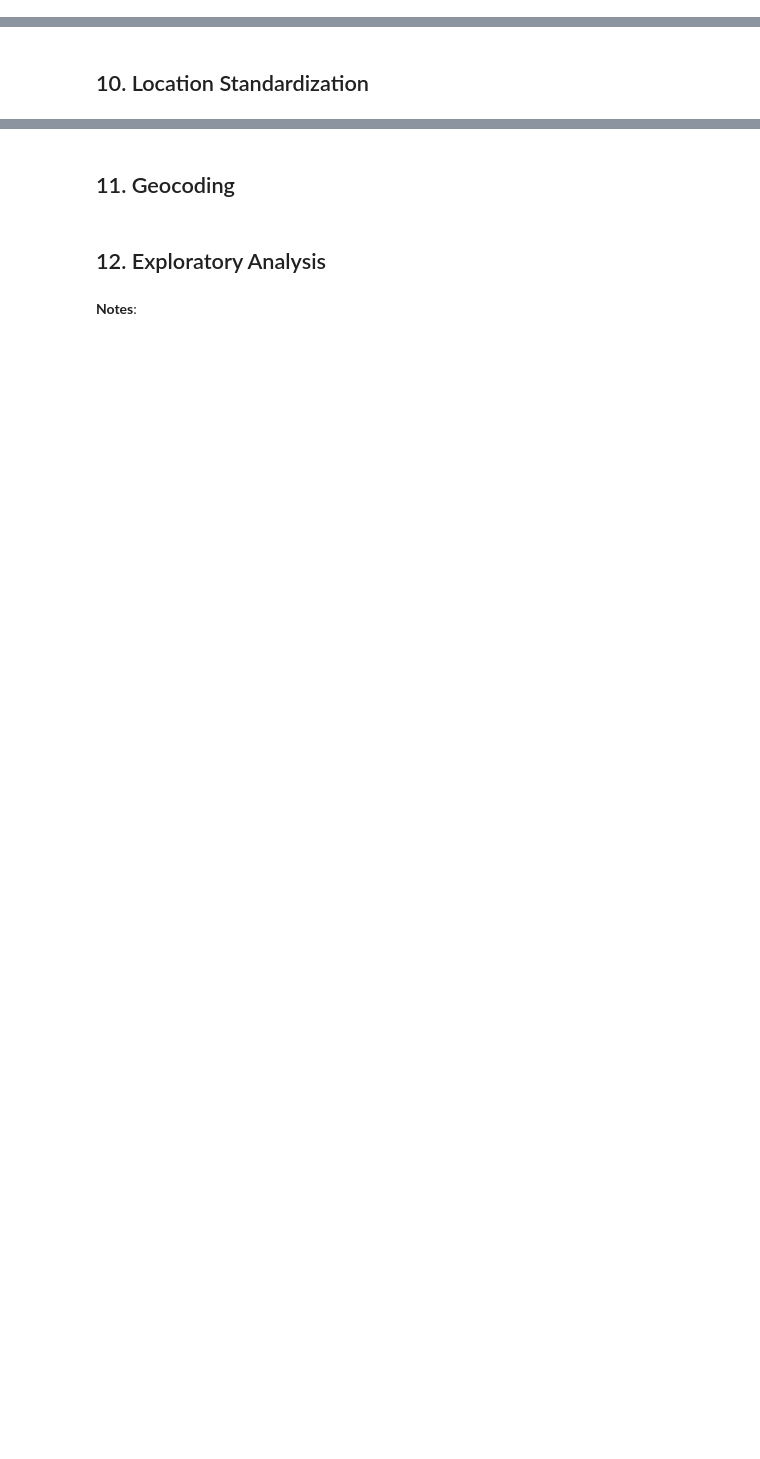
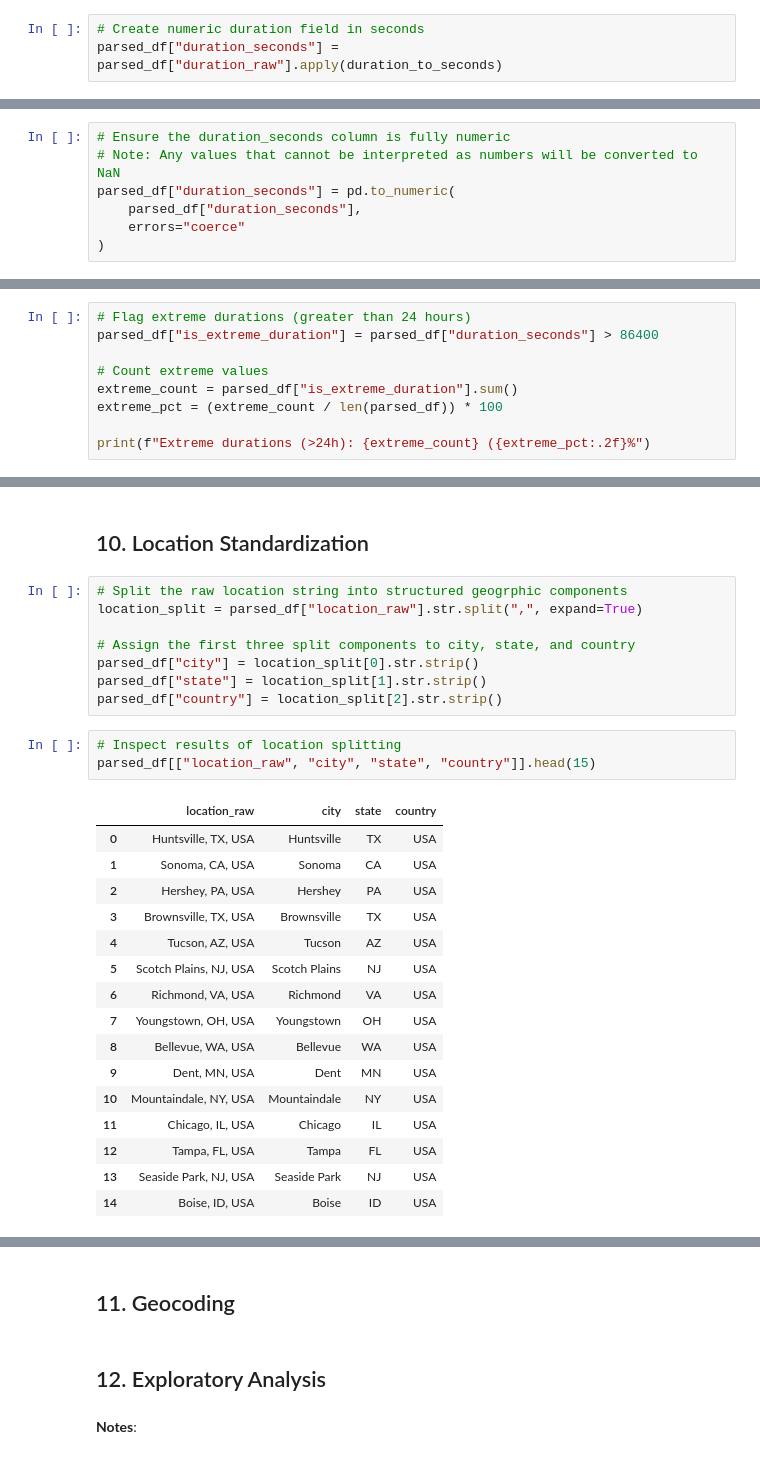
Before and after one commit to S9Den8/ufo-sightings-db, a Jupyter notebook: notebooks/nuforc_initial_exploration.ipynb, the cells around one changed output, grey strips where cells are left out. Cells and saved outputs as stored; diff of their text form; blank space fills up the shorter version.

Commit message:
Complete data cleaning and location standardization (Sections 9-10)

```diff
--- a/notebooks/nuforc_initial_exploration.ipynb
+++ b/notebooks/nuforc_initial_exploration.ipynb
@@ -391,0 +530,3 @@ Name: count, dtype: int64
+# %%
+# Create numeric duration field in seconds
+parsed_df["duration_seconds"] = parsed_df["duration_raw"].apply(duration_to_seconds)
@@ -391,0 +634,7 @@ Name: count, dtype: int64
+# %%
+# Ensure the duration_seconds column is fully numeric
+# Note: Any values that cannot be interpreted as numbers will be converted to NaN
+parsed_df["duration_seconds"] = pd.to_numeric(
+    parsed_df["duration_seconds"],
+    errors="coerce"
+)
@@ -391,0 +670,9 @@ Name: count, dtype: int64
+# %%
+# Flag extreme durations (greater than 24 hours)
+parsed_df["is_extreme_duration"] = parsed_df["duration_seconds"] > 86400
+
+# Count extreme values
+extreme_count = parsed_df["is_extreme_duration"].sum()
+extreme_pct = (extreme_count / len(parsed_df)) * 100
+
+print(f"Extreme durations (>24h): {extreme_count} ({extreme_pct:.2f}%")
@@ -410,2 +755,30 @@ Name: location_raw, dtype: object
 # %% [markdown]
 ## 10. Location Standardization
+# %%
+# Split the raw location string into structured geogrphic components
+location_split = parsed_df["location_raw"].str.split(",", expand=True)
+
+# Assign the first three split components to city, state, and country
+parsed_df["city"] = location_split[0].str.strip()
+parsed_df["state"] = location_split[1].str.strip()
+parsed_df["country"] = location_split[2].str.strip()
+# %%
+# Inspect results of location splitting
+parsed_df[["location_raw", "city", "state", "country"]].head(15)
+# %% [output]
+|  | location_raw | city | state | country |
+| 0 | Huntsville, TX, USA | Huntsville | TX | USA |
+| 1 | Sonoma, CA, USA | Sonoma | CA | USA |
+| 2 | Hershey, PA, USA | Hershey | PA | USA |
+| 3 | Brownsville, TX, USA | Brownsville | TX | USA |
+| 4 | Tucson, AZ, USA | Tucson | AZ | USA |
+| 5 | Scotch Plains, NJ, USA | Scotch Plains | NJ | USA |
+| 6 | Richmond, VA, USA | Richmond | VA | USA |
+| 7 | Youngstown, OH, USA | Youngstown | OH | USA |
+| 8 | Bellevue, WA, USA | Bellevue | WA | USA |
+| 9 | Dent, MN, USA | Dent | MN | USA |
+| 10 | Mountaindale, NY, USA | Mountaindale | NY | USA |
+| 11 | Chicago, IL, USA | Chicago | IL | USA |
+| 12 | Tampa, FL, USA | Tampa | FL | USA |
+| 13 | Seaside Park, NJ, USA | Seaside Park | NJ | USA |
+| 14 | Boise, ID, USA | Boise | ID | USA |
```
Also changed, not shown: parts of 40 cells of this notebook.
